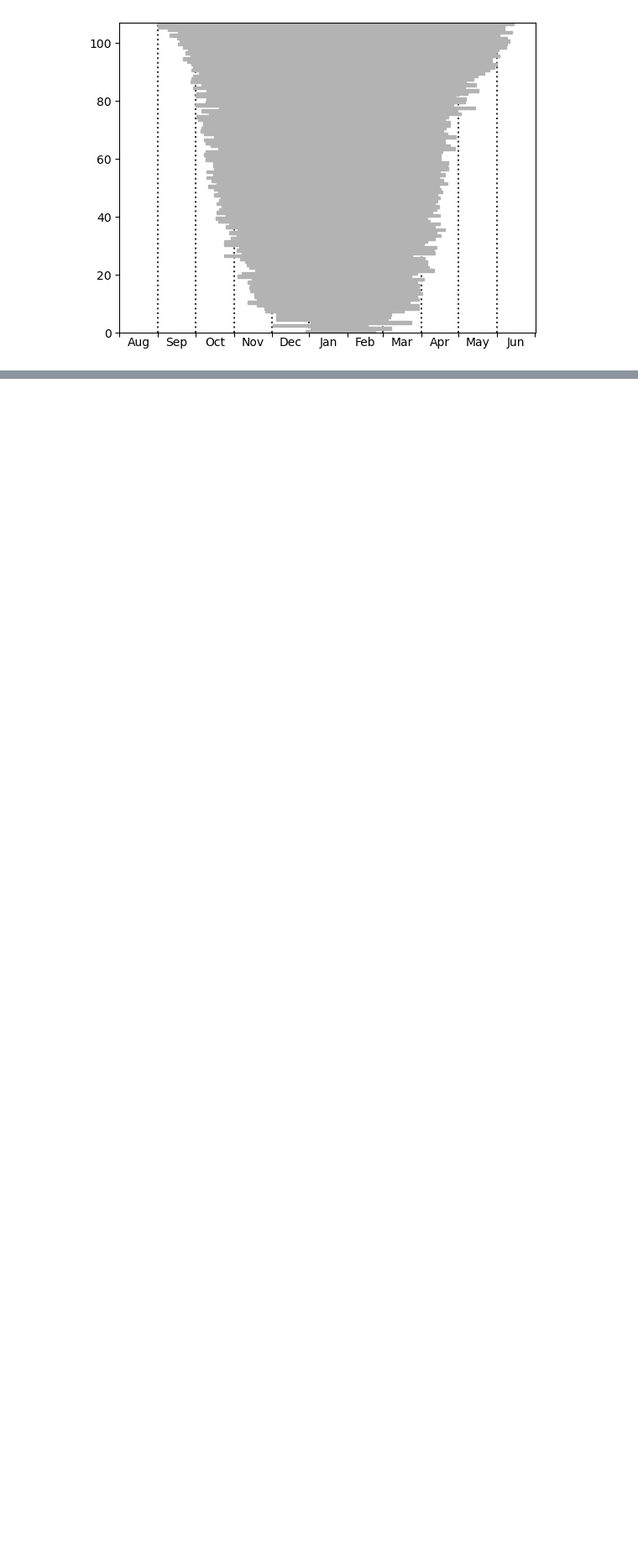
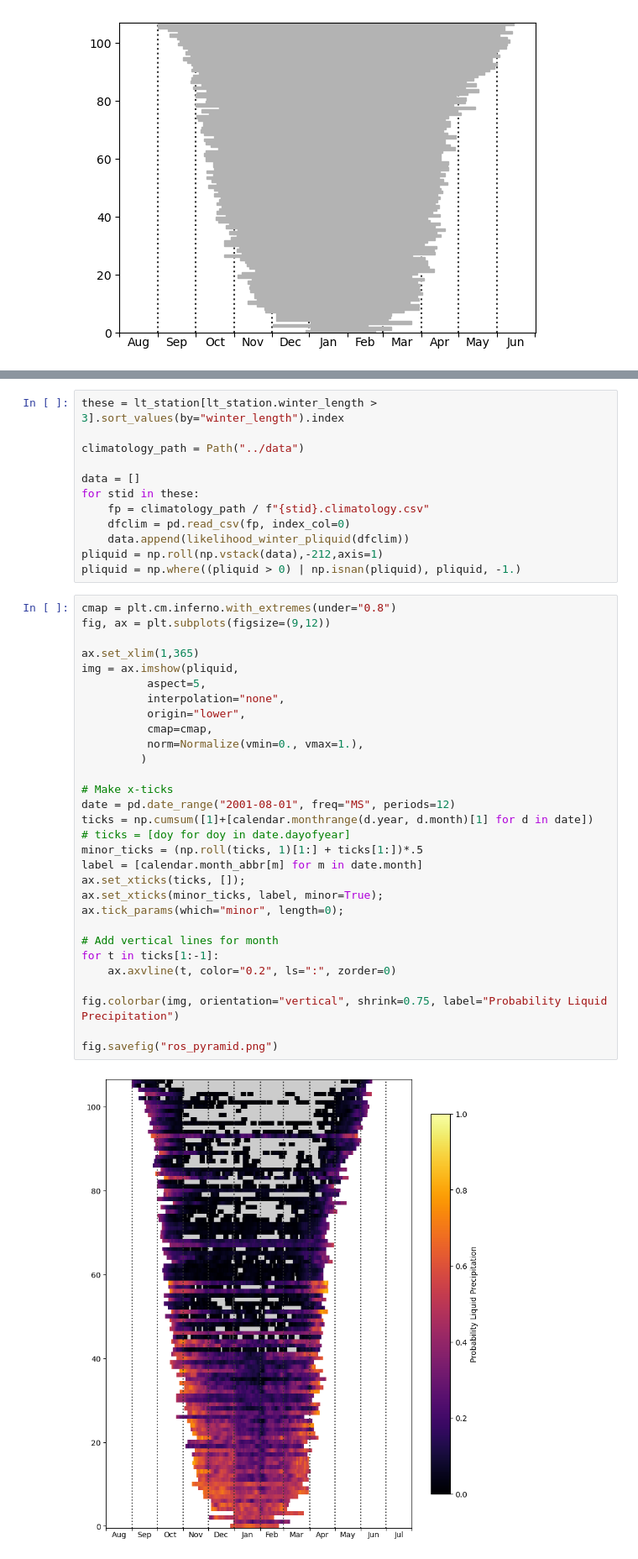
Before and after one commit to andypbarrett/rain_on_snow_climatology_paper, a Jupyter notebook: notebooks/plot_winter_stats.ipynb, the cells around one changed output, grey strips where cells are left out. Shown at 84% size. Drawn from its saved outputs; the diff is of its cells as text; blank space fills up the shorter version.

```diff
--- a/notebooks/plot_winter_stats.ipynb
+++ b/notebooks/plot_winter_stats.ipynb
@@ -256,0 +275,44 @@ time.struct_time(tm_year=2001, tm_mon=7, tm_mday=1, tm_hour=0, tm_min=0, tm_sec=
+# %%
+these = lt_station[lt_station.winter_length > 3].sort_values(by="winter_length").index
+
+climatology_path = Path("../data")
+
+data = []
+for stid in these:
+    fp = climatology_path / f"{stid}.climatology.csv"
+    dfclim = pd.read_csv(fp, index_col=0)
+    data.append(likelihood_winter_pliquid(dfclim))
+pliquid = np.roll(np.vstack(data),-212,axis=1)
+pliquid = np.where((pliquid > 0) | np.isnan(pliquid), pliquid, -1.)
+# %%
+cmap = plt.cm.inferno.with_extremes(under="0.8")
+fig, ax = plt.subplots(figsize=(9,12))
+
+ax.set_xlim(1,365)
+img = ax.imshow(pliquid,
+          aspect=5,
+          interpolation="none",
+          origin="lower",
+          cmap=cmap,
+          norm=Normalize(vmin=0., vmax=1.),
+         )
+
+# Make x-ticks
+date = pd.date_range("2001-08-01", freq="MS", periods=12)
+ticks = np.cumsum([1]+[calendar.monthrange(d.year, d.month)[1] for d in date])
+# ticks = [doy for doy in date.dayofyear]
+minor_ticks = (np.roll(ticks, 1)[1:] + ticks[1:])*.5
+label = [calendar.month_abbr[m] for m in date.month]
+ax.set_xticks(ticks, []);
+ax.set_xticks(minor_ticks, label, minor=True);
+ax.tick_params(which="minor", length=0);
+
+# Add vertical lines for month
+for t in ticks[1:-1]:
+    ax.axvline(t, color="0.2", ls=":", zorder=0)
+
+fig.colorbar(img, orientation="vertical", shrink=0.75, label="Probability Liquid Precipitation")
+
+fig.savefig("ros_pyramid.png")
+# %% [output]
+[figure, added]
```
Also changed, not shown: parts of 15 cells of this notebook.
